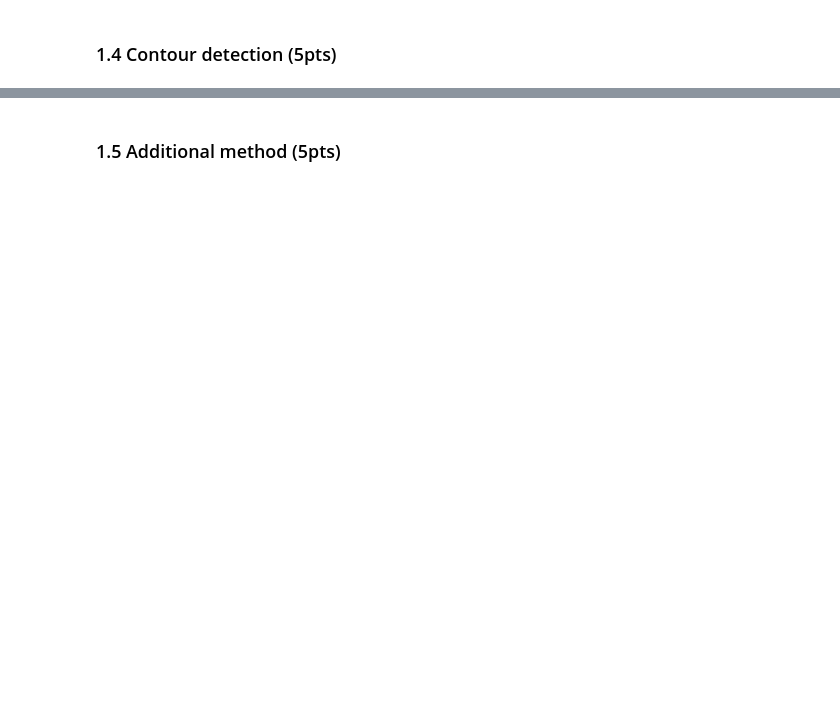
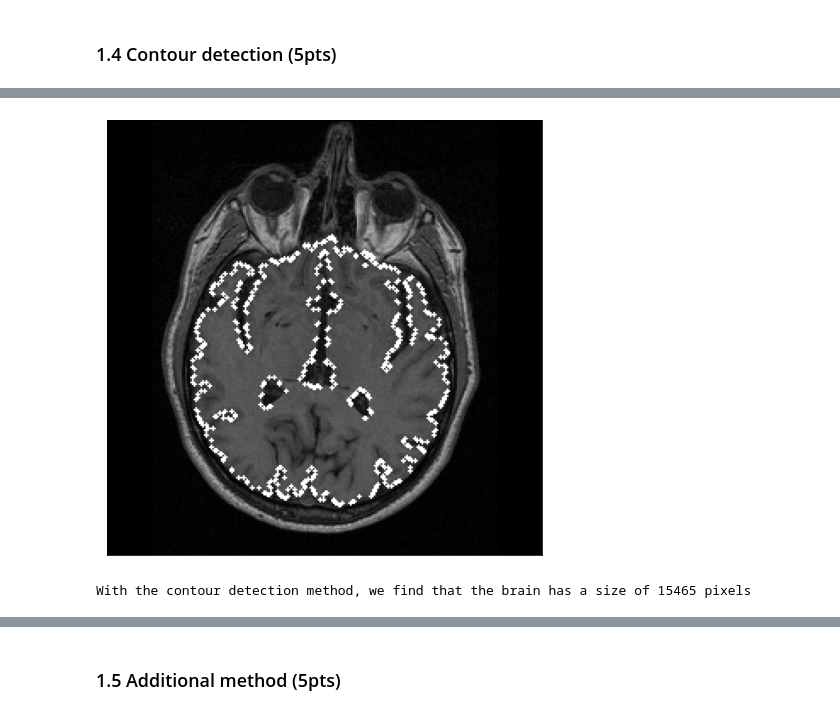
Before and after one commit to melina-chrys/IAPR-squad-lab, a Jupyter notebook: Lab1/lab_01_segmentation.ipynb, the cells around one changed output, grey strips where cells are left out. Drawn from its saved outputs; the diff is of its cells as text; code cells hidden in the pictures; blank space fills up the shorter version.

```diff
--- a/Lab1/lab_01_segmentation.ipynb
+++ b/Lab1/lab_01_segmentation.ipynb
@@ -149,24 +188,32 @@ print("With the region growing method, we find that the brain has a size of {} p
 # %%
 # Find the contours of our brain image
-contours, hierarchy = cv2.findContours(median_brain, cv2.RETR_TREE, cv2.CHAIN_APPROX_SIMPLE)
+contours, _ = cv2.findContours(median_brain, cv2.RETR_TREE, cv2.CHAIN_APPROX_SIMPLE)
+
+# Sort the contours by area covered within the contours
 contours = sorted(contours, key=cv2.contourArea, reverse=True)
 # %%
 # Visualise the contours
 fig, ax = plt.subplots(1, 1, figsize=(8, 8))
 
-img = cv2.drawContours(brain_im, contours[0], -1, (255,255,255), 2)
+img = brain_im.copy()
+img = cv2.drawContours(img, contours[0], -1, (255,255,255), 2)
 img = cv2.drawContours(img, contours[1], -1, (255,255,255), 2)
 img = cv2.drawContours(img, contours[5], -1, (255,255,255), 2)
 img = cv2.drawContours(img, contours[6], -1, (255,255,255), 2)
 
 ax.imshow(img, cmap='gray')
+ax.set_title('Final segmented image')
 ax.axis('image')
 ax.set_xticks([])
 ax.set_yticks([])
 plt.show()
+# %% [output]
+[figure, added]
 # %%
 # Compute the overall area of the brain in pixels
 area = (cv2.contourArea(contours[0]) - cv2.contourArea(contours[1])
         - cv2.contourArea(contours[5]) - cv2.contourArea(contours[6]))
 
 print("With the contour detection method, we find that the brain has a size of {} pixels".format(int(area)))
+# %% [output]
+With the contour detection method, we find that the brain has a size of 15465 pixels
```
Also changed, not shown: parts of 40 cells of this notebook.
